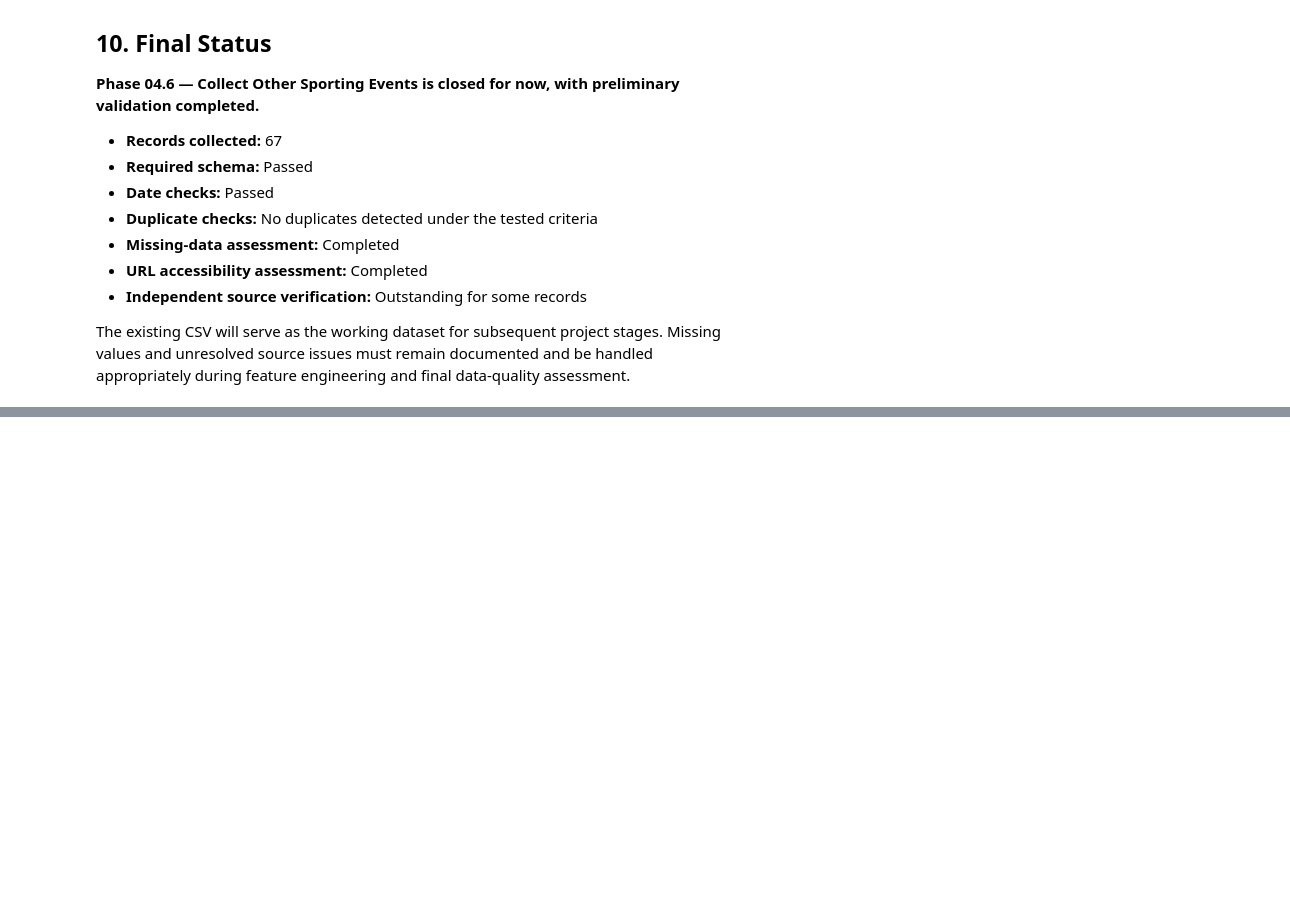
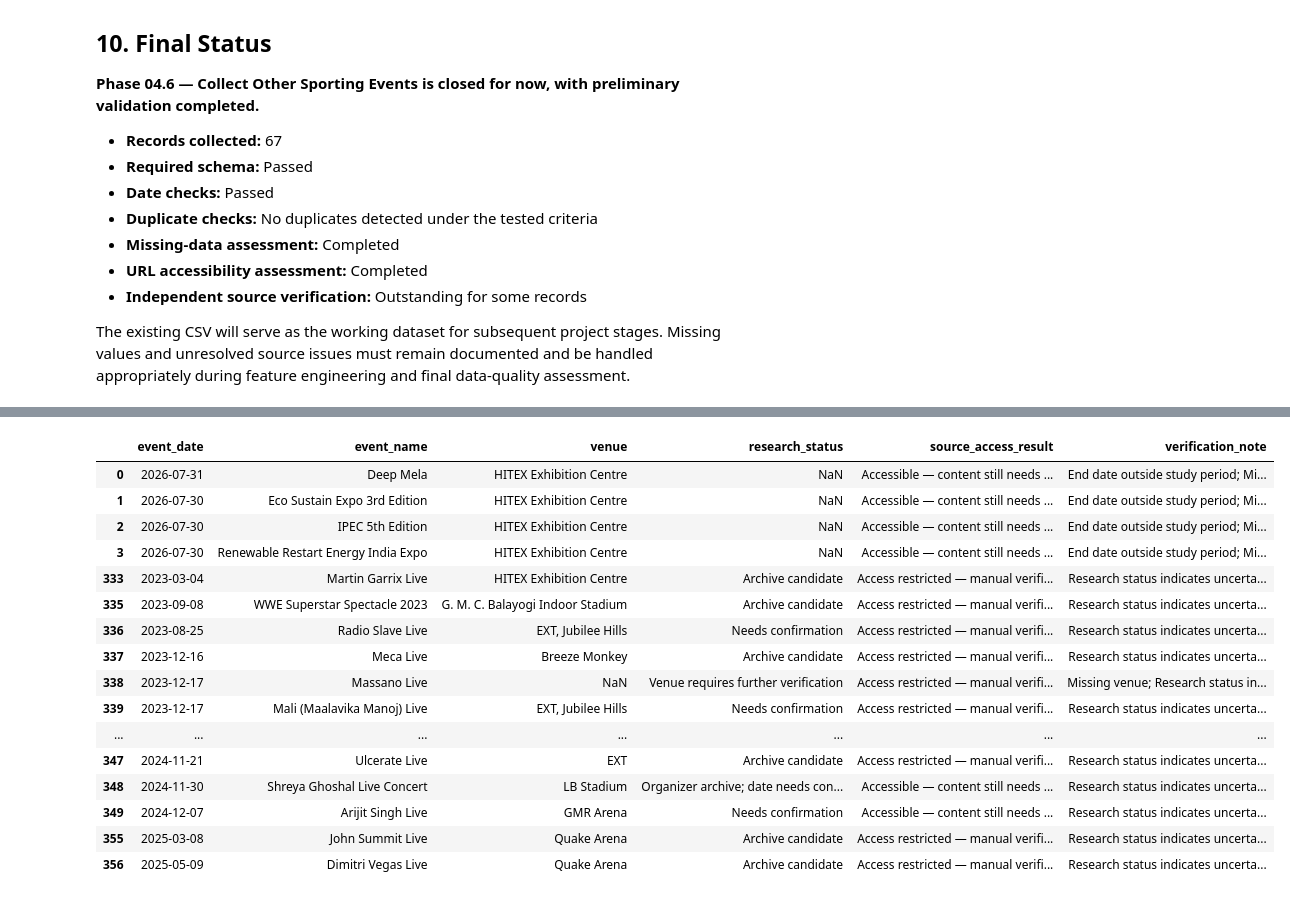
Before and after one commit to Venkatpotla33/AI-Enhanced-Hyperlocal-Food-Demand-Forecasting, a Jupyter notebook: notebooks/04_live_contextual_data_collection_and_integration_FIXED.ipynb, the cells around one changed output, grey strips where cells are left out. Drawn from its saved outputs; the diff is of its cells as text; code cells hidden in the pictures; blank space fills up the shorter version.

```diff
--- a/notebooks/04_live_contextual_data_collection_and_integration_FIXED.ipynb
+++ b/notebooks/04_live_contextual_data_collection_and_integration_FIXED.ipynb
@@ -14663,0 +19067,73 @@ The existing CSV will serve as the working dataset for subsequent project stages
+# %%
+from pathlib import Path
+import pandas as pd
+
+print("=" * 75)
+print("PHASE 04.7 — VERIFICATION RESULTS REVIEW")
+print("=" * 75)
+
+base_dir = Path(
+    r"d:\M Tech\Sem_03\Project\AI-Enhanced-Hyperlocal-Food-Demand-Forecasting"
+)
+
+report_path = (
+    base_dir / "data" / "raw" / "local_events"
+    / "hyderabad_local_events_final_verification_report.csv"
+)
+
+report = pd.read_csv(report_path)
+
+print(f"\nTotal records reviewed: {len(report)}")
+
+checks = {
+    "Invalid/missing event dates": "date_missing_or_invalid",
+    "Event dates outside study period": "event_date_outside_study_period",
+    "Invalid end dates": "invalid_end_date",
+    "End dates before start dates": "end_date_before_start_date",
+    "Missing event names": "missing_event_name",
+    "Missing venues": "missing_venue",
+    "Missing source URLs": "missing_source_url",
+    "Invalid source URL formats": "invalid_source_url_format",
+    "Rows involved in duplicate groups": "duplicate_record",
+    "Missing research-status labels": "missing_research_status",
+    "Uncertain research-status labels": "uncertain_research_status",
+    "Records requiring manual review": "requires_manual_review",
+}
+
+print("\n--- Verification counts ---")
+
+for label, column in checks.items():
+    if column in report.columns:
+        count = report[column].fillna(False).astype(bool).sum()
+        print(f"{label}: {count}")
+
+if "source_access_result" in report.columns:
+    print("\n--- Source accessibility results ---")
+    print(report["source_access_result"].value_counts(dropna=False).to_string())
+
+print("\n--- Records requiring manual review (first 20) ---")
+
+if "requires_manual_review" in report.columns:
+    review = report[
+        report["requires_manual_review"].fillna(False).astype(bool)
+    ]
+
+    display_columns = [
+        c for c in [
+            "event_date",
+            "event_name",
+            "venue",
+            "research_status",
+            "source_access_result",
+            "verification_note"
+        ]
+        if c in report.columns
+    ]
+
+    if len(review):
+        display(review[display_columns].head(20))
+    else:
+        print("No records flagged for manual review.")
+
+print("\nReview complete. No files were modified.")
+# %% [output]
@@ -14663,0 +19157,17 @@ The existing CSV will serve as the working dataset for subsequent project stages
+|  | event_date | event_name | venue | research_status | source_access_result | verification_note |
+| 0 | 2026-07-31 | Deep Mela | HITEX Exhibition Centre | NaN | Accessible — content still needs ... | End date outside study period; Mi... |
+| 1 | 2026-07-30 | Eco Sustain Expo 3rd Edition | HITEX Exhibition Centre | NaN | Accessible — content still needs ... | End date outside study period; Mi... |
+| 2 | 2026-07-30 | IPEC 5th Edition | HITEX Exhibition Centre | NaN | Accessible — content still needs ... | End date outside study period; Mi... |
+| 3 | 2026-07-30 | Renewable Restart Energy India Expo | HITEX Exhibition Centre | NaN | Accessible — content still needs ... | End date outside study period; Mi... |
+| 333 | 2023-03-04 | Martin Garrix Live | HITEX Exhibition Centre | Archive candidate | Access restricted — manual verifi... | Research status indicates uncerta... |
+| 335 | 2023-09-08 | WWE Superstar Spectacle 2023 | G. M. C. Balayogi Indoor Stadium | Archive candidate | Access restricted — manual verifi... | Research status indicates uncerta... |
+| 336 | 2023-08-25 | Radio Slave Live | EXT, Jubilee Hills | Needs confirmation | Access restricted — manual verifi... | Research status indicates uncerta... |
+| 337 | 2023-12-16 | Meca Live | Breeze Monkey | Archive candidate | Access restricted — manual verifi... | Research status indicates uncerta... |
+| 338 | 2023-12-17 | Massano Live | NaN | Venue requires further verification | Access restricted — manual verifi... | Missing venue; Research status in... |
+| 339 | 2023-12-17 | Mali (Maalavika Manoj) Live | EXT, Jubilee Hills | Needs confirmation | Access restricted — manual verifi... | Research status indicates uncerta... |
+| ... | ... | ... | ... | ... | ... | ... |
+| 347 | 2024-11-21 | Ulcerate Live | EXT | Archive candidate | Access restricted — manual verifi... | Research status indicates uncerta... |
+| 348 | 2024-11-30 | Shreya Ghoshal Live Concert | LB Stadium | Organizer archive; date needs con... | Accessible — content still needs ... | Research status indicates uncerta... |
+| 349 | 2024-12-07 | Arijit Singh Live | GMR Arena | Needs confirmation | Accessible — content still needs ... | Research status indicates uncerta... |
+| 355 | 2025-03-08 | John Summit Live | Quake Arena | Archive candidate | Access restricted — manual verifi... | Research status indicates uncerta... |
+| 356 | 2025-05-09 | Dimitri Vegas Live | Quake Arena | Archive candidate | Access restricted — manual verifi... | Research status indicates uncerta... |
```
Also changed, not shown: parts of 44 cells of this notebook, 1 other file.
